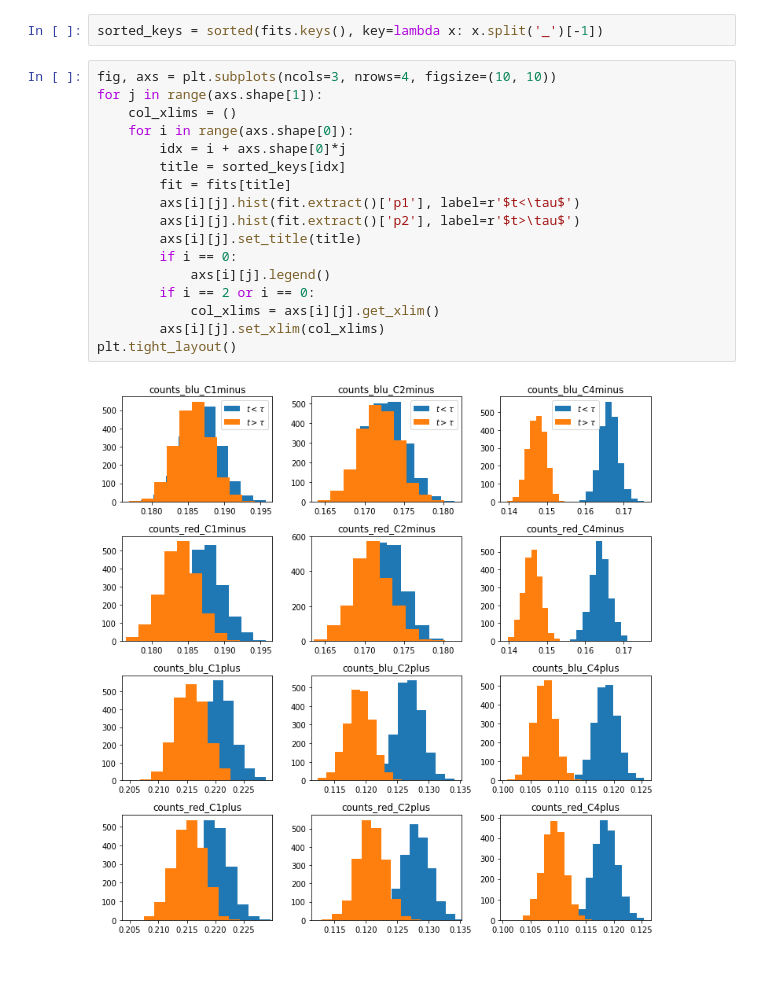
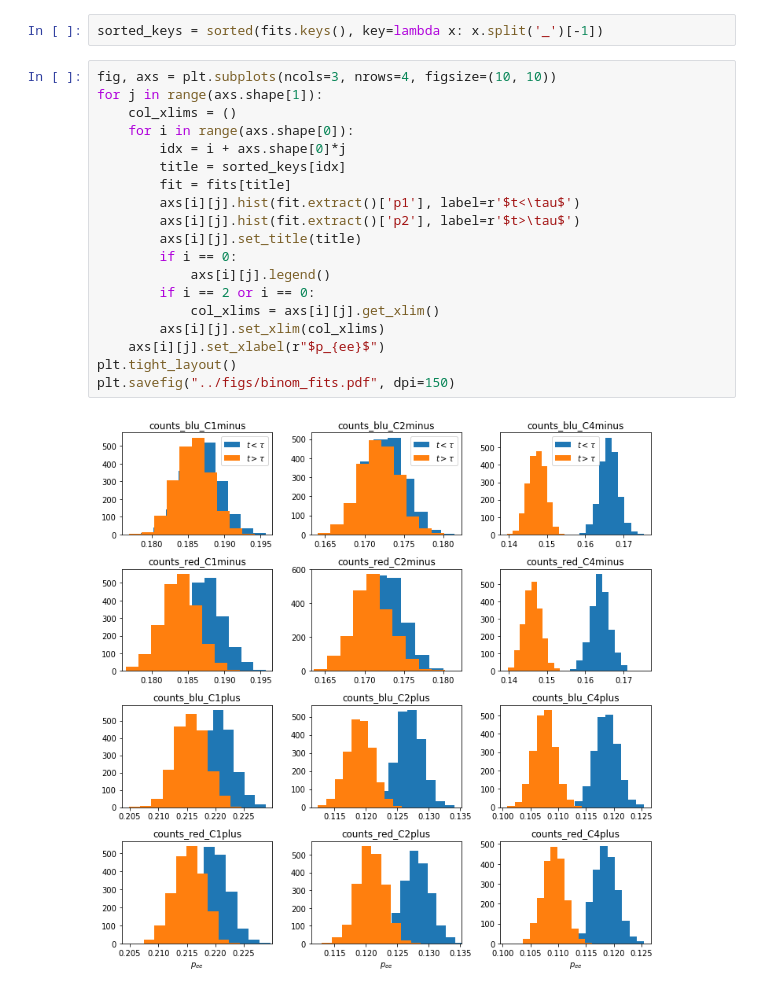
Before and after one commit to speug/srservosim, a Jupyter notebook: notebooks/binom_tests.ipynb, the cells around one changed output. Saved outputs shown, nothing was run; the diff lists cells and outputs as text.

```diff
--- a/notebooks/binom_tests.ipynb
+++ b/notebooks/binom_tests.ipynb
@@ -73,19 +73,21 @@ sorted_keys = sorted(fits.keys(), key=lambda x: x.split('_')[-1])
 # %%
 fig, axs = plt.subplots(ncols=3, nrows=4, figsize=(10, 10))
 for j in range(axs.shape[1]):
     col_xlims = ()
     for i in range(axs.shape[0]):
         idx = i + axs.shape[0]*j
         title = sorted_keys[idx]
         fit = fits[title]
         axs[i][j].hist(fit.extract()['p1'], label=r'$t<\tau$')
         axs[i][j].hist(fit.extract()['p2'], label=r'$t>\tau$')
         axs[i][j].set_title(title)
         if i == 0:
             axs[i][j].legend()
         if i == 2 or i == 0:
             col_xlims = axs[i][j].get_xlim()
         axs[i][j].set_xlim(col_xlims)
+    axs[i][j].set_xlabel(r"$p_{ee}$")
 plt.tight_layout()
+plt.savefig("../figs/binom_fits.pdf", dpi=150)
 # %% [output]
-[figure, old version]
+[figure, new version]
```
Also changed, not shown: 4 other files.
